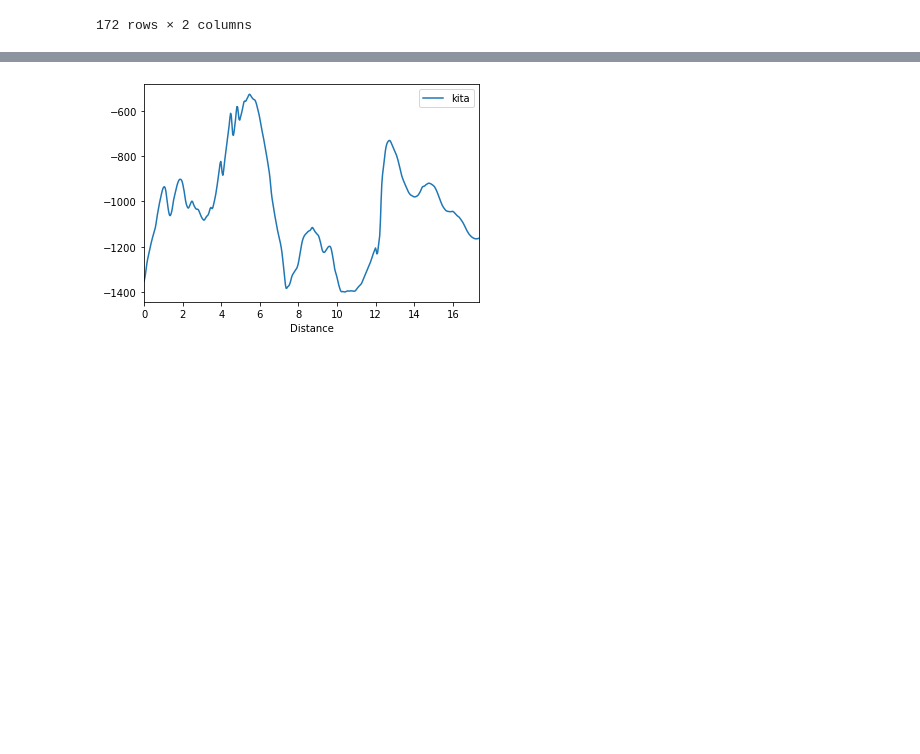
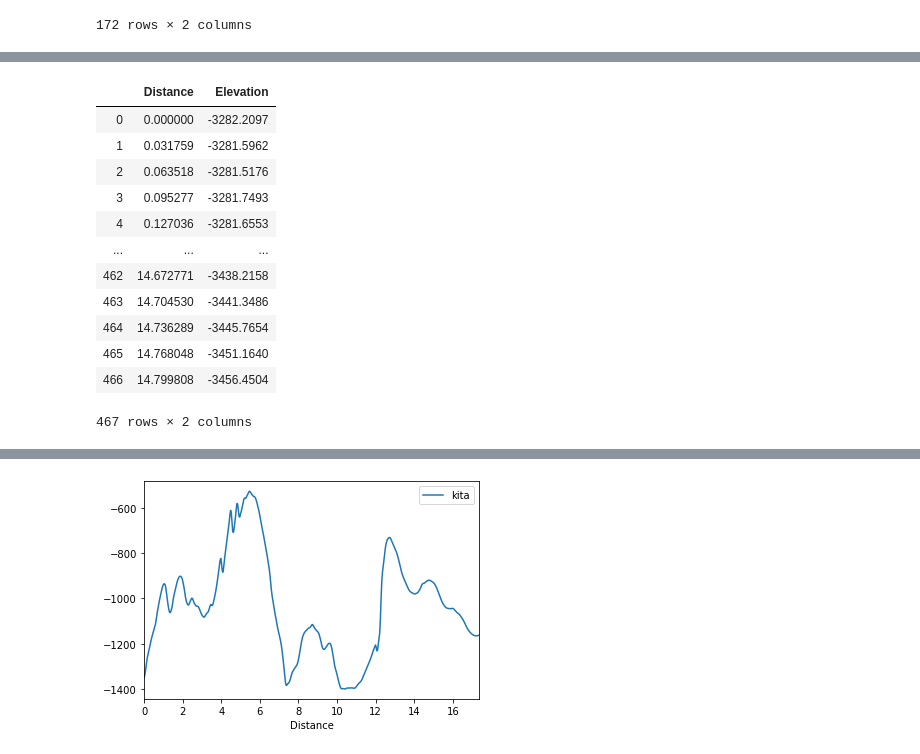
Before and after one commit to daxsoule/BOTPT, a Jupyter notebook: notebooks/volcanyc_alongaxis.ipynb, the cells around one changed output, grey strips where cells are left out. Saved outputs shown, nothing was run; the diff lists cells and outputs as text; code cells hidden in the pictures; blank space fills up the shorter version.

```diff
--- a/notebooks/volcanyc_alongaxis.ipynb
+++ b/notebooks/volcanyc_alongaxis.ipynb
@@ -143,0 +144,20 @@ df_aa_wm
+# %%
+aa_c = pd.read_csv('/home/jovyan/data/volcanyc/along_axis/seamount_c_along_axis_tbl.txt', delim_whitespace=True, dtype=object)
+df_aa_c = pd.DataFrame(aa_c).astype(float)
+del df_aa_c['Longitude']
+del df_aa_c['Latitude']
+df_aa_c
+# %% [output]
+|  | Distance | Elevation |
+| 0 | 0.000000 | -3282.2097 |
+| 1 | 0.031759 | -3281.5962 |
+| 2 | 0.063518 | -3281.5176 |
+| 3 | 0.095277 | -3281.7493 |
+| 4 | 0.127036 | -3281.6553 |
+| ... | ... | ... |
+| 462 | 14.672771 | -3438.2158 |
+| 463 | 14.704530 | -3441.3486 |
+| 464 | 14.736289 | -3445.7654 |
+| 465 | 14.768048 | -3451.1640 |
+| 466 | 14.799808 | -3456.4504 |
+467 rows × 2 columns
```
Also changed, not shown: parts of 9 cells of this notebook, 4 other files.
